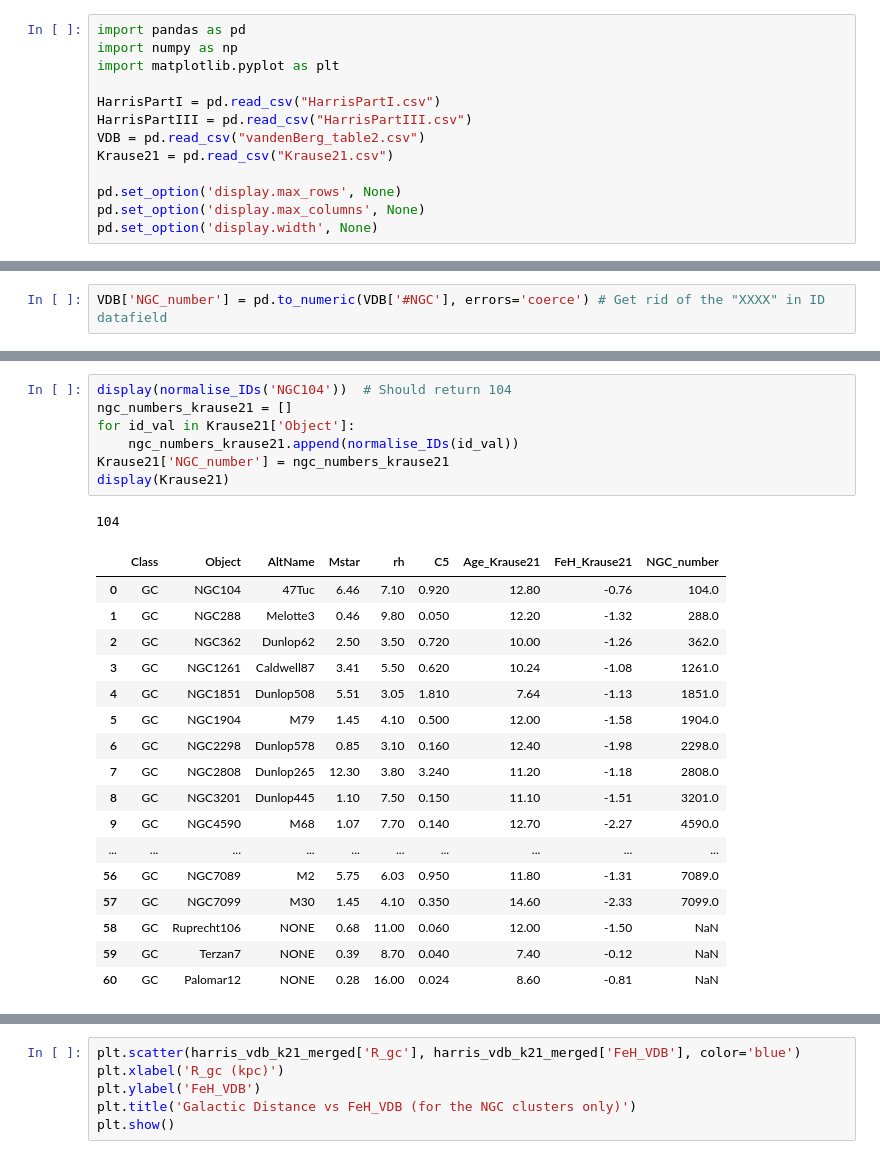
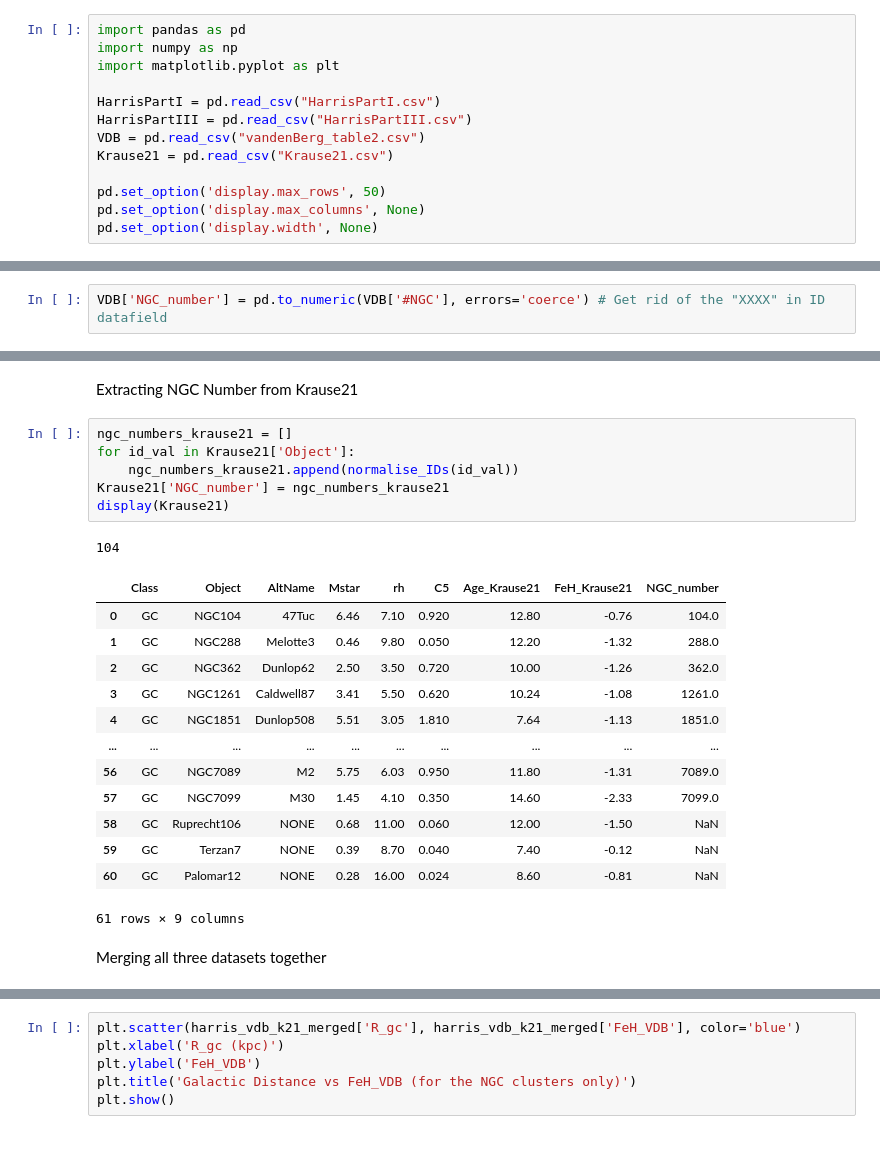
Before and after one commit to FeymanMCSQ/PHYS3116-Computational-Assignment, a Jupyter notebook: Daniel's Folder/mergerCode.ipynb, the cells around one changed output, grey strips where cells are left out. Cells and saved outputs as stored; diff of their text form.

Commit message:
Cleaned up the code and removed unnecessary display statements.

```diff
--- a/Daniel's Folder/mergerCode.ipynb
+++ b/Daniel's Folder/mergerCode.ipynb
@@ -10,7 +10,7 @@ HarrisPartIII = pd.read_csv("HarrisPartIII.csv")
 VDB = pd.read_csv("vandenBerg_table2.csv")
 Krause21 = pd.read_csv("Krause21.csv")
 
-pd.set_option('display.max_rows', None)
+pd.set_option('display.max_rows', 50)
 pd.set_option('display.max_columns', None)
 pd.set_option('display.width', None)
 # %%
@@ -111,29 +104,28 @@ display(harris_vdb_merged)
+# %% [markdown]
+Extracting NGC Number from Krause21
 # %%
-display(normalise_IDs('NGC104'))  # Should return 104
 ngc_numbers_krause21 = []
 for id_val in Krause21['Object']:
     ngc_numbers_krause21.append(normalise_IDs(id_val))
 Krause21['NGC_number'] = ngc_numbers_krause21
 display(Krause21)
 # %% [output]
 104
 |  | Class | Object | AltName | Mstar | rh | C5 | Age_Krause21 | FeH_Krause21 | NGC_number |
 | 0 | GC | NGC104 | 47Tuc | 6.46 | 7.10 | 0.920 | 12.80 | -0.76 | 104.0 |
 | 1 | GC | NGC288 | Melotte3 | 0.46 | 9.80 | 0.050 | 12.20 | -1.32 | 288.0 |
 | 2 | GC | NGC362 | Dunlop62 | 2.50 | 3.50 | 0.720 | 10.00 | -1.26 | 362.0 |
 | 3 | GC | NGC1261 | Caldwell87 | 3.41 | 5.50 | 0.620 | 10.24 | -1.08 | 1261.0 |
 | 4 | GC | NGC1851 | Dunlop508 | 5.51 | 3.05 | 1.810 | 7.64 | -1.13 | 1851.0 |
-| 5 | GC | NGC1904 | M79 | 1.45 | 4.10 | 0.500 | 12.00 | -1.58 | 1904.0 |
-| 6 | GC | NGC2298 | Dunlop578 | 0.85 | 3.10 | 0.160 | 12.40 | -1.98 | 2298.0 |
-| 7 | GC | NGC2808 | Dunlop265 | 12.30 | 3.80 | 3.240 | 11.20 | -1.18 | 2808.0 |
-| 8 | GC | NGC3201 | Dunlop445 | 1.10 | 7.50 | 0.150 | 11.10 | -1.51 | 3201.0 |
-| 9 | GC | NGC4590 | M68 | 1.07 | 7.70 | 0.140 | 12.70 | -2.27 | 4590.0 |
 | ... | ... | ... | ... | ... | ... | ... | ... | ... | ... |
 | 56 | GC | NGC7089 | M2 | 5.75 | 6.03 | 0.950 | 11.80 | -1.31 | 7089.0 |
 | 57 | GC | NGC7099 | M30 | 1.45 | 4.10 | 0.350 | 14.60 | -2.33 | 7099.0 |
 | 58 | GC | Ruprecht106 | NONE | 0.68 | 11.00 | 0.060 | 12.00 | -1.50 | NaN |
 | 59 | GC | Terzan7 | NONE | 0.39 | 8.70 | 0.040 | 7.40 | -0.12 | NaN |
 | 60 | GC | Palomar12 | NONE | 0.28 | 16.00 | 0.024 | 8.60 | -0.81 | NaN |
+61 rows × 9 columns
+# %% [markdown]
+Merging all three datasets together
 # %%
 harris_vdb_k21_merged = pd.merge(harris_vdb_merged, Krause21, on='NGC_number', how='left')
 display(harris_vdb_k21_merged)
```
Also changed, not shown: parts of 19 cells of this notebook.
